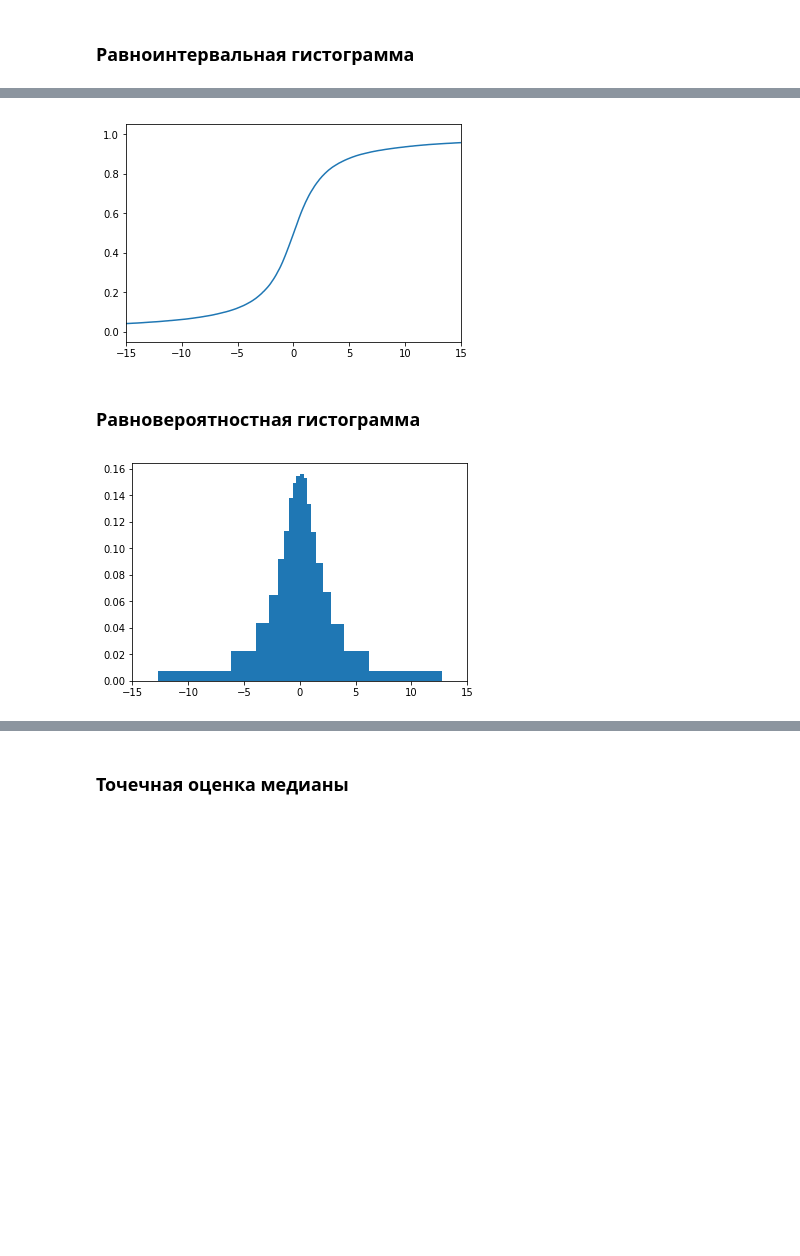
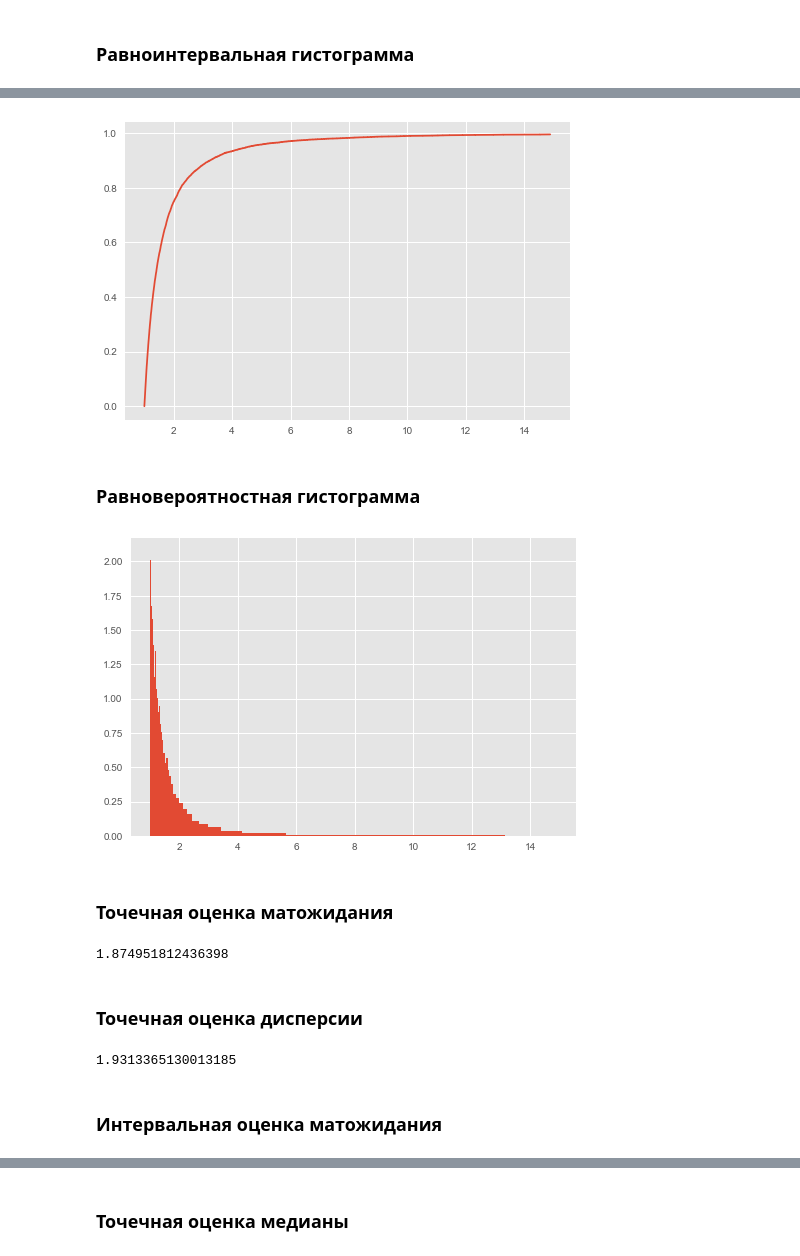
Before and after one commit to andrew-kulikov/matmod, a Jupyter notebook: src/lab1_basic_randoms.ipynb, the cells around one changed output, grey strips where cells are left out. Cells and saved outputs as stored; diff of their text form; code cells hidden in the pictures; blank space fills up the shorter version.

```diff
--- a/src/lab1_basic_randoms.ipynb
+++ b/src/lab1_basic_randoms.ipynb
@@ -9,7 +10,7 @@ import numpy as np
 # %%
 gen = LCG()
 
-par = Cauchy(gen)
+par = Pareto(gen)
 uniform = Uniform(gen)
 # %% [markdown]
 ### Проверим гипотезу равномерности генератора
@@ -127,2 +141,5 @@ segments = get_bins_count(n)
+# %%
+x_var = build_pareto_var(n, x0, alpha)
+n = len(x_var)
 # %% [markdown]
 ### Равноинтервальная гистограмма
@@ -142,29 +151,53 @@ vals, bins, patches = plt.hist(res, bins=segments, range=ranges)
 # %%
-x_var = sorted(res)
-counts = {}
-for x in x_var:
-    counts[x] = counts.get(x, 0) + 1
+def get_val_counts(arr):
+    counts = {}
+    for x in arr:
+        counts[x] = counts.get(x, 0) + 1
 
-F = [0]
-for i in range(len(x_var) - 1):
-    F.append(F[i] + counts[x_var[i]] / n)
+    return counts
 
-def distr_fun(x):
-    for i in range(1, len(x_var)):
-        if x_var[i - 1] <= x < x_var[i]:
-            return F[i - 1]
-    return 1
+def build_distribution_function(x_var):
+    counts = get_val_counts(x_var)
+
+    F = [0]
+    for i in range(len(x_var) - 1):
+        F.append(F[i] + counts[x_var[i]] / n)
+
+    return F
 # %%
-plt.xlim(ranges)
-_ = plt.step(sorted(res), F)
+F = build_distribution_function(x_var)
+_ = plt.step(x_var, F)
 # %% [output]
-[figure, old version]
+[figure, new version]
 # %% [markdown]
 ### Равновероятностная гистограмма
 # %%
-borders_eq = [x_var[0]] + [(x_var[i] + x_var[i + 1]) / 2 for i in range(n // segments - 1, n - 1, n // segments)] + [x_var[-1]]
+def generate_borders(x_var, segmants):
+    n = len(x_var)
+    res = [x_var[0]]
+    for i in range(n // segments - 1, n - 1, n // segments):
+        res.append((x_var[i] + x_var[i + 1]) / 2)
+    res.append(x_var[-1])
+    return res
 
-plt.xlim(ranges)
-vals_int, bins_int, patches_int = plt.hist(x_var, bins=borders_eq, density=True)
+borders_eq = generate_borders(x_var, segments)
+
+vals_int, bins_int, patches_int = plt.hist(x_var_f, bins=borders_eq, density=True)
 # %% [output]
-[figure, old version]
+[figure, new version]
+# %% [markdown]
+### Точечная оценка матожидания
+# %%
+m_p = sum(x_var) / n
+m_p
+# %% [output]
+1.874951812436398
+# %% [markdown]
+### Точечная оценка дисперсии
+# %%
+d_p = np.sum((x_var - m_p)**2) / (n - 1)
+print(d_p)
+# %% [output]
+1.9313365130013185
+# %% [markdown]
+### Интервальная оценка матожидания
```
Also changed, not shown: parts of 20 cells of this notebook, 4 other files.
